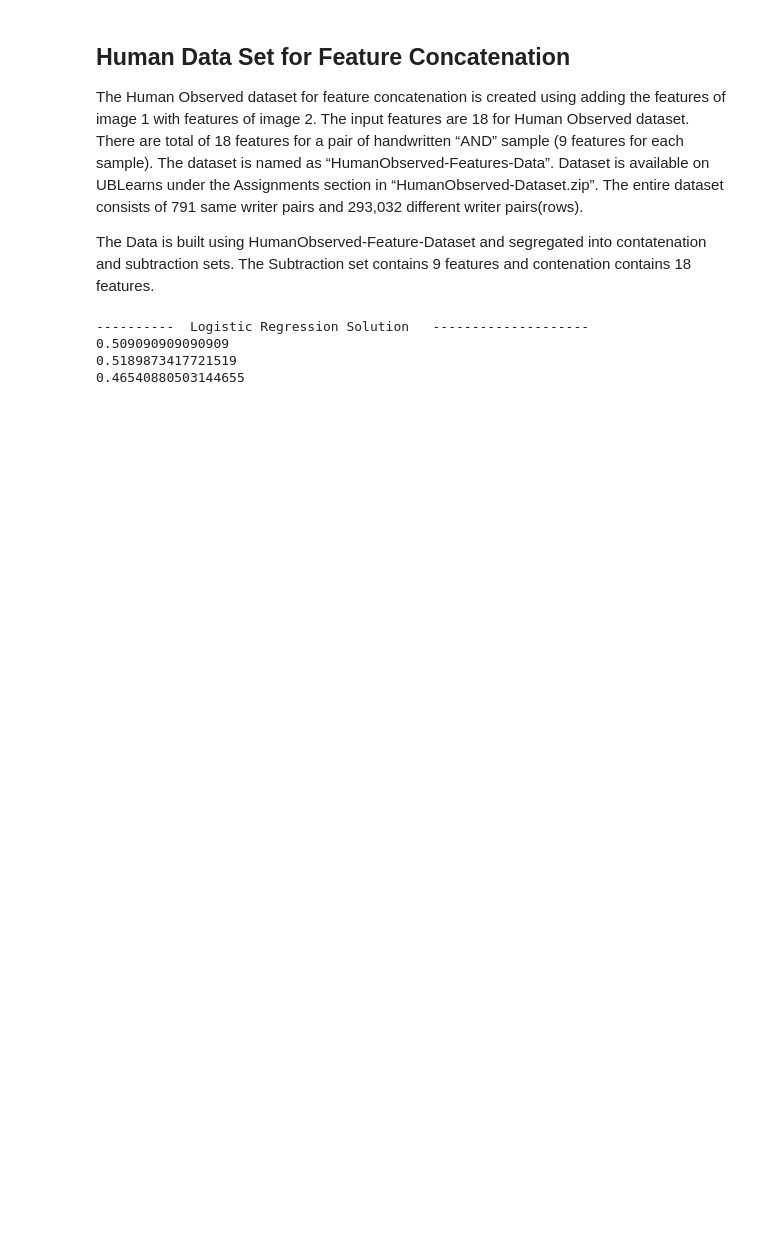
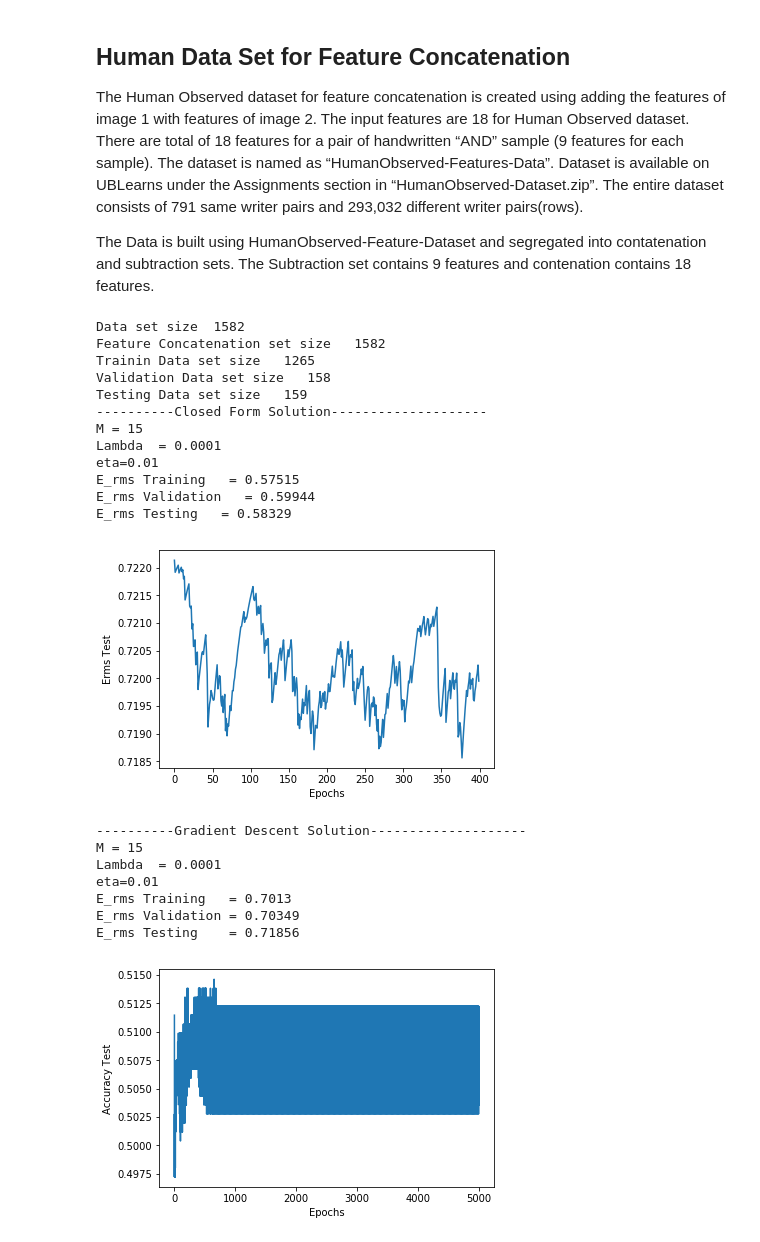
Before and after one commit to pranavvij/ML, a Jupyter notebook: main.ipynb, the cells around one changed output. Saved outputs shown, nothing was run; the diff lists cells and outputs as text; code cells hidden in the pictures; blank space fills up the shorter version.

```diff
--- a/main.ipynb
+++ b/main.ipynb
@@ -22,6 +24,14 @@ GSC_FEATURE_DATASET = 'GSC-Features.csv'
 DIFF_TARGET_DATASET = 'diffn_pairs.csv'
 SAME_TARGET_DATASET = 'same_pairs.csv'
 # %%
+class GraphModel:
+	def plot_graph(self, x_values, y_values, x_label, y_label):
+		plt.plot(x_values, y_values)
+		plt.ylabel(y_label)
+		plt.xlabel(x_label)
+		plt.show()
+		plt.clf()
+
 class DataModel:
     def load_feature_map(self, type, file_path = None):
         dataset = defaultdict(lambda : [])
@@ -124,7 +134,7 @@ class LinearRegression:
         L_Erms_TR   = []
         L_Erms_Test = []
         W_Mat       = []
-
+        epochs_graph = []
         for i in range(0, self.EPOCHS):
             Delta_E_D     = -np.dot((training_target_set[i] - np.dot(np.transpose(W_Now), self.PHI_MATRIX[i])),self.PHI_MATRIX[i])
             La_Delta_E_W  = np.dot(self.La, W_Now)
@@ -137,7 +147,7 @@ class LinearRegression:
                 TR_TEST_OUT   = self.GetValTest(self.PHI_MATRIX,W_T_Next)
                 Erms_TR       = self.GetErms(TR_TEST_OUT, training_target_set)
                 L_Erms_TR.append(float(Erms_TR.split(',')[1]))
-
+                epochs_graph.append(i)
 
                 #-----------------ValidationData Accuracy---------------------#
                 VAL_TEST_OUT  = self.GetValTest(self.VAL_PHI_MATRIX,W_T_Next)
@@ -148,12 +158,12 @@ class LinearRegression:
                 TEST_OUT  = self.GetValTest(self.TEST_PHI_MATRIX,W_T_Next)
                 Erms_Test = self.GetErms(TEST_OUT, testing_target_set)
                 L_Erms_Test.append(float(Erms_Test.split(',')[1]))
-
-
             except Exception as e:
                 print(e)
                 print(self.learningRate)
 
+        gs = GraphModel()
+        gs.plot_graph(epochs_graph, L_Erms_Test, 'Epochs', 'Erms Test')
 
         print ('----------Gradient Descent Solution--------------------')
         print ("M = 15 \nLambda  = 0.0001\neta=0.01")
@@ -257,13 +267,23 @@ class LogisticRegression:
         intercept = np.ones((self.features.shape[0], 1))
         self.features = np.hstack((intercept, self.features))
         weights = np.zeros(self.features.shape[1])
-
+        number_of_epochs = []
+        accuracy = []
         for step in range(self.epochs):
             scores = np.dot(self.features, weights)
             predictions = self.sigmoid(scores)
             output_error_signal = self.target - predictions
             gradient = np.dot(self.features.T, output_error_signal)
             weights += self.learning_rate * gradient
+            number_of_epochs.append(step)
+
+            final_scores = np.dot(self.features, weights)
+            preds = np.round(self.sigmoid(final_scores))
+            accuracy.append((preds == self.target).sum().astype(float) / len(preds))
+
+        gs = GraphModel()
+        gs.plot_graph(number_of_epochs, accuracy, 'Epochs', 'Accuracy Test')
+
         self.W = weights
 
     def final_score(self, features, target):
@@ -279,7 +299,7 @@ from keras.callbacks import EarlyStopping, TensorBoard # to visualize the tensor
 from keras_contrib.layers.advanced_activations import SReLU
 import numpy as np
 
-drop_out = 0.2
+drop_out = 0.15
 first_dense_layer_nodes  = 64
 second_dense_layer_nodes = 2
 validation_data_split = 0.2
@@ -317,7 +337,7 @@ class NeuralNetworkModel:
         model = Sequential()
         model.add(Dense(first_dense_layer_nodes, input_dim=self.input_size)) # the input_size is 18 which is the number of bits needed to represent all number from 101 - 1000
                                                                         # first_dense_layer_nodes is the number of neurons considered in the hidden layer
-        model.add(SReLU())
+        model.add(Activation('relu'))
 
         # Why dropout?
         # The dropout means not taking into consideration some neurons because of which they are not considered in the forward pass and all the neurons associated with them before are
@@ -326,7 +346,7 @@ class NeuralNetworkModel:
         model.add(Dropout(drop_out))
 
         model.add(Dense(second_dense_layer_nodes))
-        model.add(Activation('softmax'))
+        model.add(Activation('sigmoid'))
         # Why Softmax?
         # Since softmax gives values between 0 and 1 which is how are model is being trained to give output. Generally Softmax
         # is used for output layer.
@@ -336,8 +356,8 @@ class NeuralNetworkModel:
         # Why use categorical_crossentropy?
         # categorical_crossentropy is a loss function which needs to be minimized for a model. Inorder to imprve accuracy
         # the value of loss function should be as low as possible.
-        model.compile(optimizer='rmsprop',
-                      loss='categorical_crossentropy',
+        model.compile(optimizer='adam',
+                      loss='binary_crossentropy',
                       metrics=['accuracy'])
 
         return model
@@ -397,37 +415,53 @@ human = DataModel()
 human_dataset = human.generate_dataset('HUMAN',HUMAN_DATASET_PATH, HUMAN_FEATURE_DATASET)
 
 human_feature_concatenation, human_target = human.generate_subtraction(human_dataset)
 
 training_set, training_target_set = human.get_segregated_dataset(human_feature_concatenation, human_target, 0, TRAINING_PERCENTAGE)
 validation_set, validation_target_set = human.get_segregated_dataset(human_feature_concatenation, human_target, TRAINING_PERCENTAGE, TRAINING_PERCENTAGE + VALIDATION_PERCENTAGE)
 testing_set, testing_target_set = human.get_segregated_dataset(human_feature_concatenation, human_target, TRAINING_PERCENTAGE + VALIDATION_PERCENTAGE, 100)
 
 print('Data set size  ' + str(len(human_dataset)))
 print('Feature Concatenation set size   ' + str(len(human_feature_concatenation)))
 print('Trainin Data set size   ' + str(len(training_set)))
 print('Validation Data set size   ' + str(len(validation_set)))
 print('Testing Data set size   ' + str(len(testing_set)))
 
 
 ll = LinearRegression(training_set, validation_set, testing_set)
 ll.closed_form_solution(training_target_set, validation_target_set, testing_target_set)
-
 ll.sgd_form(training_target_set, validation_target_set, testing_target_set)
 
 lr = LogisticRegression(training_set, training_target_set)
 lr.logistic_regression()
 
 print ('----------  Logistic Regression Solution   --------------------')
 print(lr.final_score(training_set, training_target_set))
 print(lr.final_score(validation_set, validation_target_set))
 print(lr.final_score(testing_set, testing_target_set))
 
 nn = NeuralNetworkModel(training_set, validation_set, testing_set)
 history = nn.fit(training_target_set)
-# nn.show(history)
-# nn.predict(testing_target_set)
+nn.show(history)
+nn.predict(testing_target_set)
 # %% [output]
-----------  Logistic Regression Solution   --------------------
-0.509090909090909
-0.5189873417721519
-0.46540880503144655
+Data set size  1582
+Feature Concatenation set size   1582
+Trainin Data set size   1265
+Validation Data set size   158
+Testing Data set size   159
+----------Closed Form Solution--------------------
+M = 15
+Lambda  = 0.0001
+eta=0.01
+E_rms Training   = 0.57515
+E_rms Validation   = 0.59944
+E_rms Testing   = 0.58329
+[figure, added]
+----------Gradient Descent Solution--------------------
+M = 15
+Lambda  = 0.0001
+eta=0.01
+E_rms Training   = 0.7013
+E_rms Validation = 0.70349
+E_rms Testing    = 0.71856
+[figure, added]
```
Also changed, not shown: parts of 6 cells of this notebook, 5 other files.
